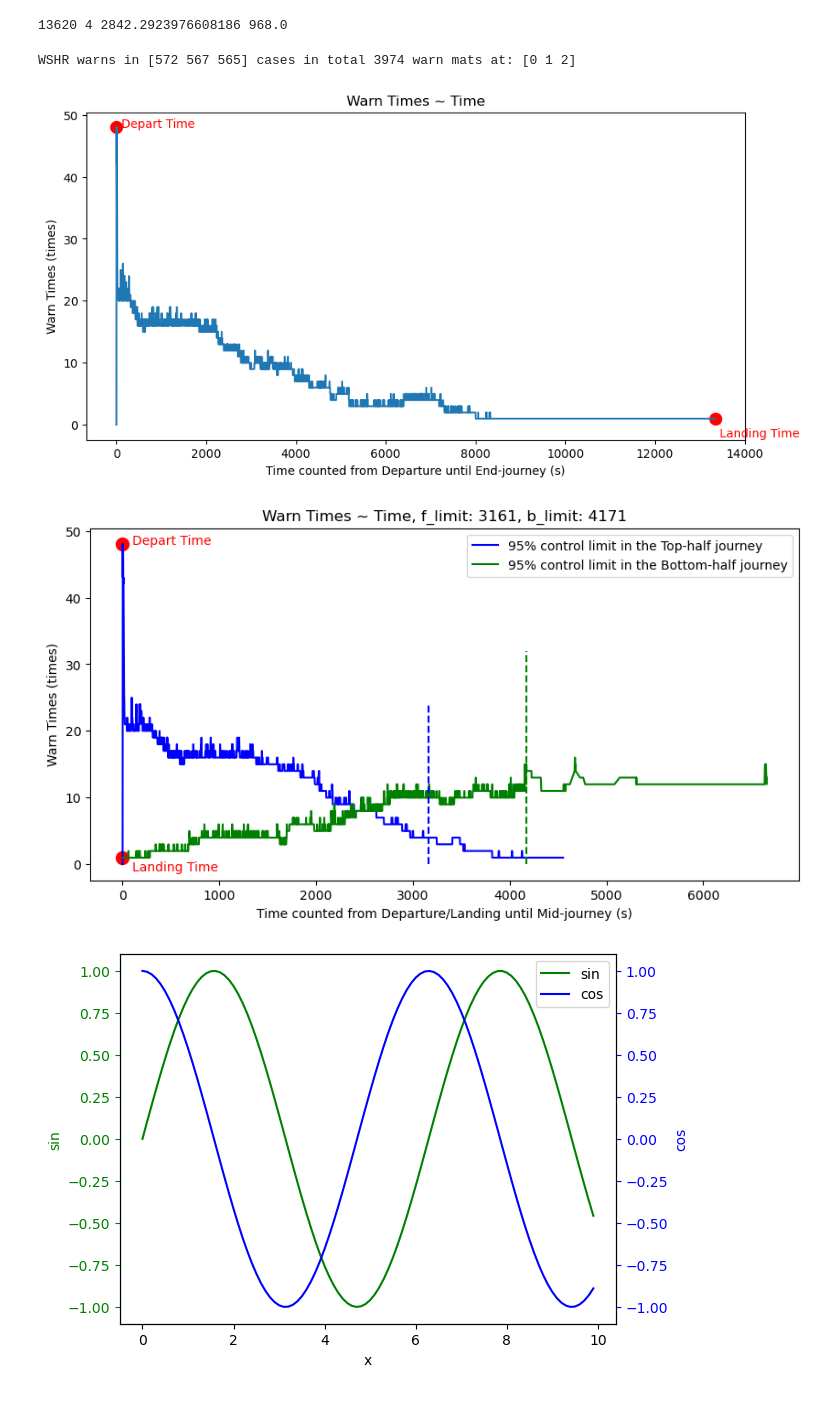
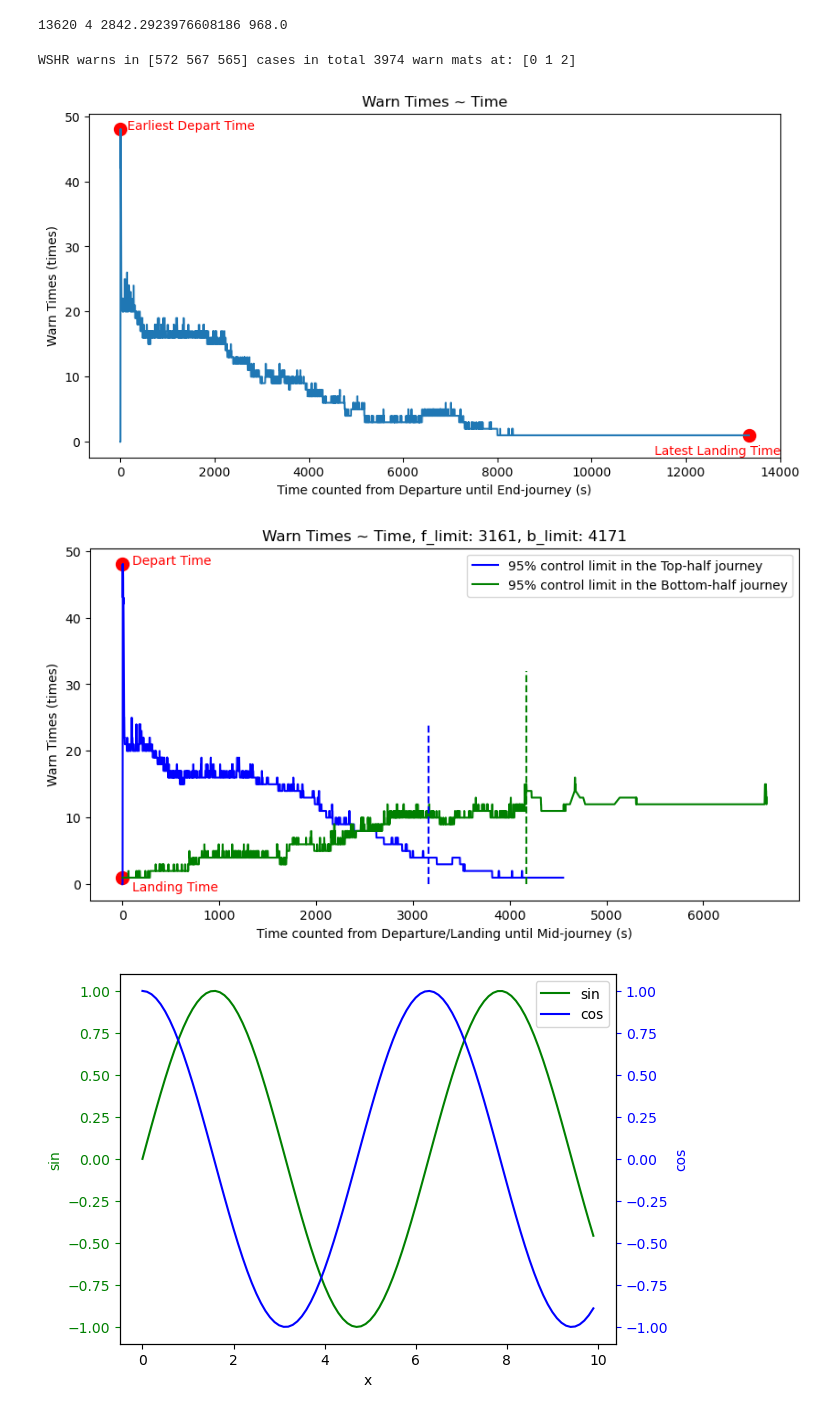
Before and after one commit to srt-uncertainty-wind/code, a Jupyter notebook: WSHR_time_summary.ipynb, the cells around one changed output. Saved outputs shown, nothing was run; the diff lists cells and outputs as text; code cells hidden in the pictures.

```diff
--- a/WSHR_time_summary.ipynb
+++ b/WSHR_time_summary.ipynb
@@ -116,36 +116,36 @@ for idx in range(len(x_warn_time)):
     if count_b_times > limit_b_times:
         limit_b_idx = x_warn_time_b[idx]
         break
 
 # WSHR异常时间可视化
 plt.figure(figsize=(10, 5))
 plt.plot(x_warn_time, y_times)
 plt.scatter(x_warn_time[0], max(y_times), color='red', marker='o', s=100)
-plt.text(x_warn_time[0]+100, max(y_times), 'Depart Time', color='red')
+plt.text(x_warn_time[0]+150, max(y_times), 'Earliest Depart Time', color='red')
 plt.scatter(x_warn_time[len(x_warn_time)-1], y_times[len(y_times)-1], color='red', marker='o', s=100)
-plt.text(x_warn_time[len(x_warn_time)-1]+100, min(y_times)-2, 'Landing Time', color='red')
+plt.text(x_warn_time[len(x_warn_time)-1]-2000, min(y_times)-2, 'Latest Landing Time', color='red')
 plt.xlabel("Time counted from Departure until End-journey (s)")
 plt.ylabel("Warn Times (times)")
 plt.title(f"Warn Times ~ Time")
 plt.show()
 
 plt.figure(figsize=(10, 5))
 plt.plot(x_warn_time_f, y_times_f, color='blue')
 plt.plot(x_warn_time_b, y_times_b, color='green')
 plt.scatter(x_warn_time_f[0], max(y_times_f), color='red', marker='o', s=100)
 plt.text(x_warn_time_f[0]+100, max(y_times_f), 'Depart Time', color='red')
 plt.scatter(x_warn_time_b[0], y_times_b[0], color='red', marker='o', s=100)
 plt.text(x_warn_time_b[0]+100, y_times_b[0]-2, 'Landing Time', color='red')
 plt.vlines(limit_f_idx, 0, np.max(y_times_f/2), colors='b', linestyles='--', label='f_limit')
 plt.vlines(limit_b_idx, 0, np.max(y_times_b*2), colors='green', linestyles='--', label='b_limit')
 plt.xlabel("Time counted from Departure/Landing until Mid-journey (s)")
 plt.ylabel("Warn Times (times)")
 plt.title(f"Warn Times ~ Time, f_limit: {limit_f_idx}, b_limit: {limit_b_idx}")
 plt.legend(labels=['95% control limit in the Top-half journey', '95% control limit in the Bottom-half journey'])
 plt.show()
 # %% [output]
 WSHR warns in [572 567 565] cases in total 3974 warn mats at: [0 1 2]
-[figure, old version]
+[figure, new version]
 [figure]
 # %%
 import matplotlib.pyplot as plt
```
